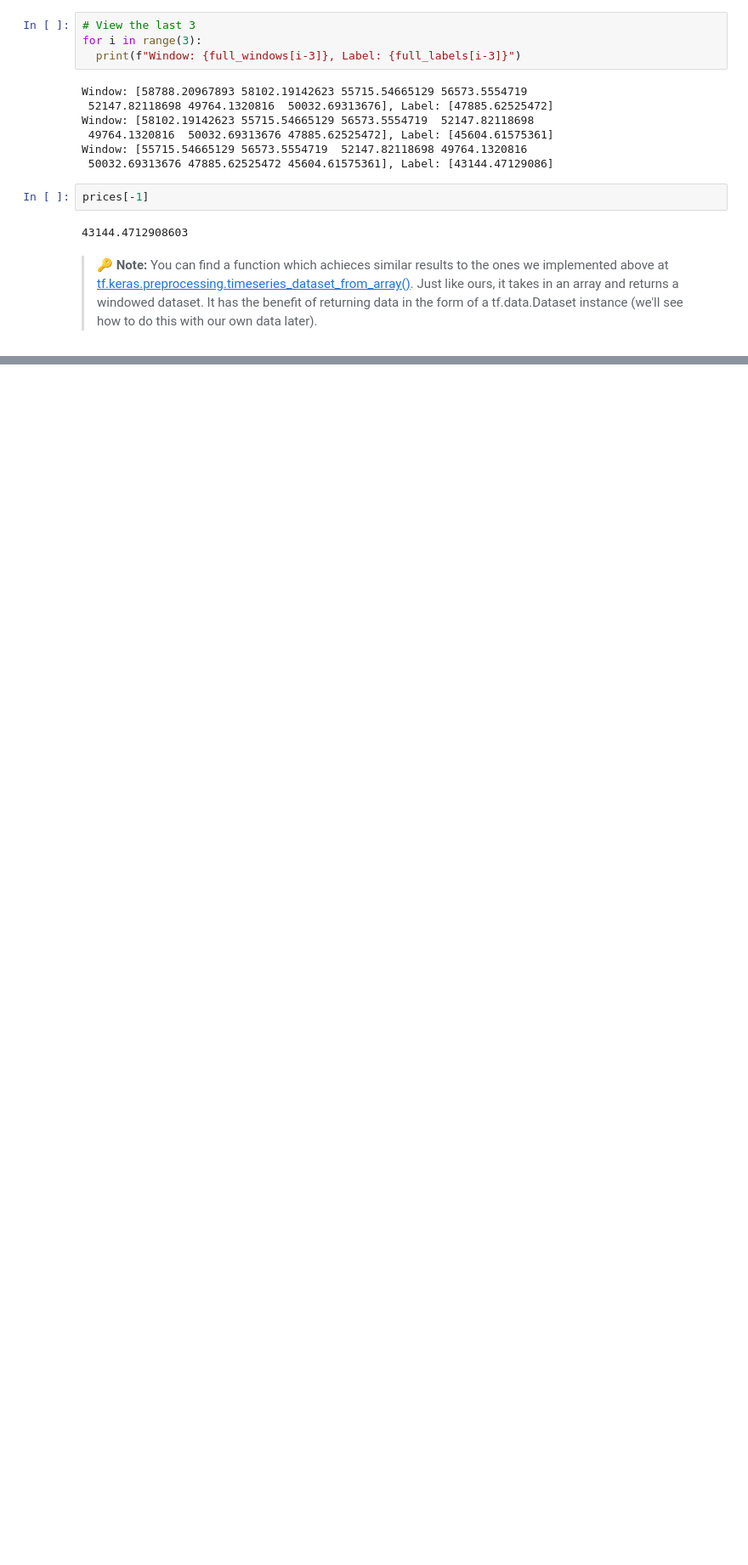
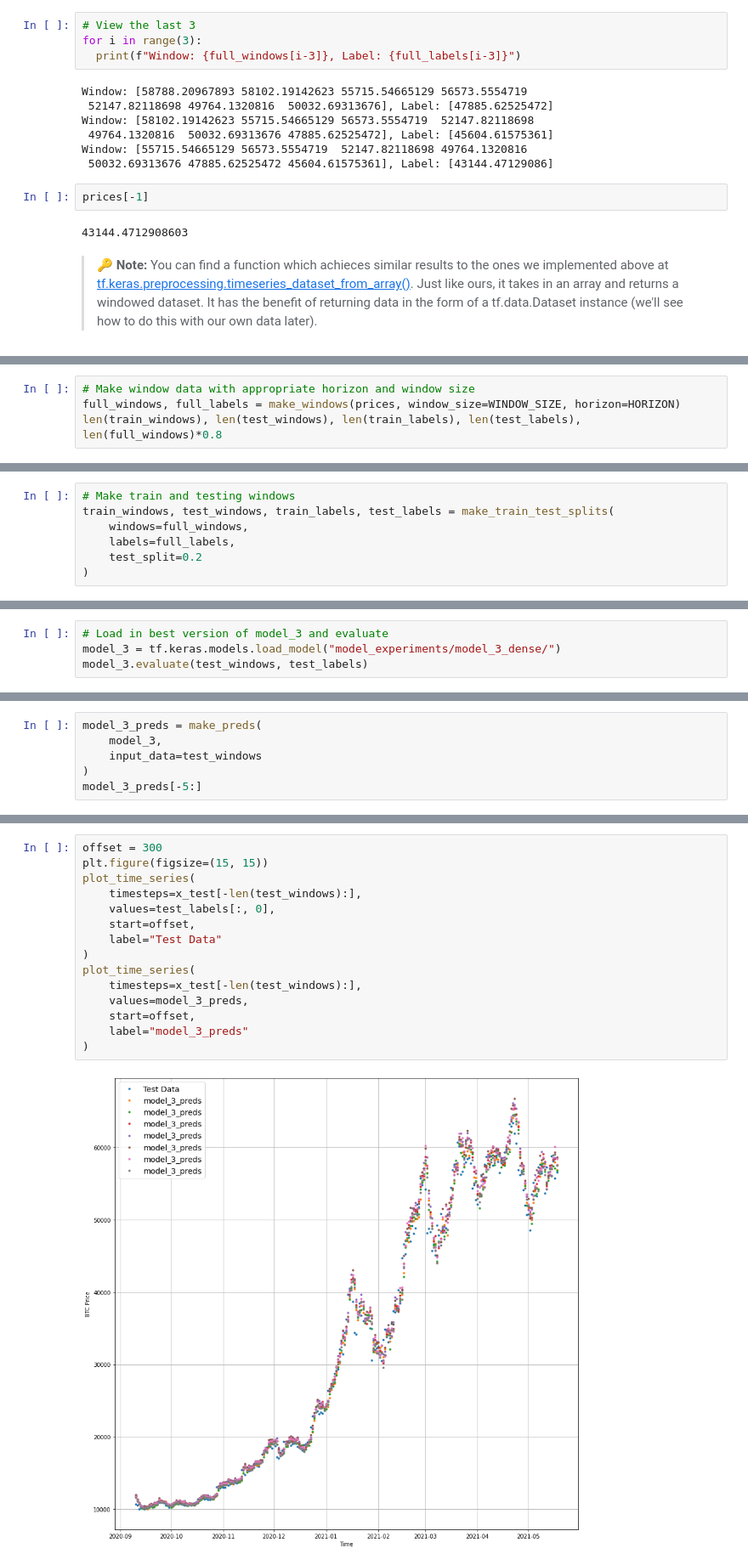
Before and after one commit to gvtsch/Udemy_TensorFlow_Certificate, a Jupyter notebook: 10_time_series_forecasting_with_TensorFlow.ipynb, the cells around one changed output, grey strips where cells are left out. Shown at 85% size. Saved outputs shown, nothing was run; the diff lists cells and outputs as text; blank space fills up the shorter version.

```diff
--- a/10_time_series_forecasting_with_TensorFlow.ipynb
+++ b/10_time_series_forecasting_with_TensorFlow.ipynb
@@ -571,0 +927,4 @@ prices[-1]
+# %%
+# Make window data with appropriate horizon and window size
+full_windows, full_labels = make_windows(prices, window_size=WINDOW_SIZE, horizon=HORIZON)
+len(train_windows), len(test_windows), len(train_labels), len(test_labels), len(full_windows)*0.8
@@ -571,0 +933,7 @@ prices[-1]
+# %%
+# Make train and testing windows
+train_windows, test_windows, train_labels, test_labels = make_train_test_splits(
+    windows=full_windows,
+    labels=full_labels,
+    test_split=0.2
+)
@@ -571,0 +990,4 @@ prices[-1]
+# %%
+# Load in best version of model_3 and evaluate
+model_3 = tf.keras.models.load_model("model_experiments/model_3_dense/")
+model_3.evaluate(test_windows, test_labels)
@@ -571,0 +999,6 @@ prices[-1]
+# %%
+model_3_preds = make_preds(
+    model_3,
+    input_data=test_windows
+)
+model_3_preds[-5:]
@@ -571,0 +1056,17 @@ prices[-1]
+# %%
+offset = 300
+plt.figure(figsize=(15, 15))
+plot_time_series(
+    timesteps=x_test[-len(test_windows):],
+    values=test_labels[:, 0],
+    start=offset,
+    label="Test Data"
+)
+plot_time_series(
+    timesteps=x_test[-len(test_windows):],
+    values=model_3_preds,
+    start=offset,
+    label="model_3_preds"
+)
+# %% [output]
+[figure, added]
```
Also changed, not shown: parts of 46 cells of this notebook.
